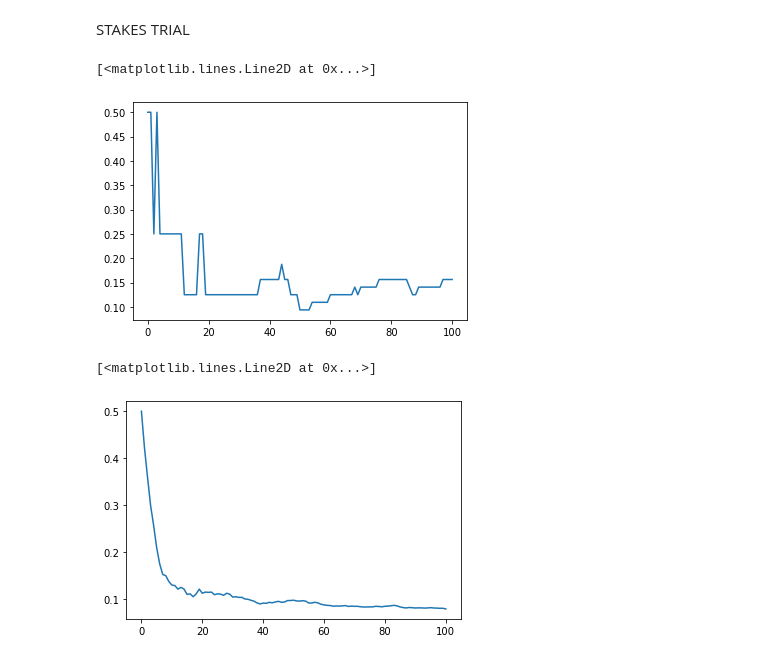
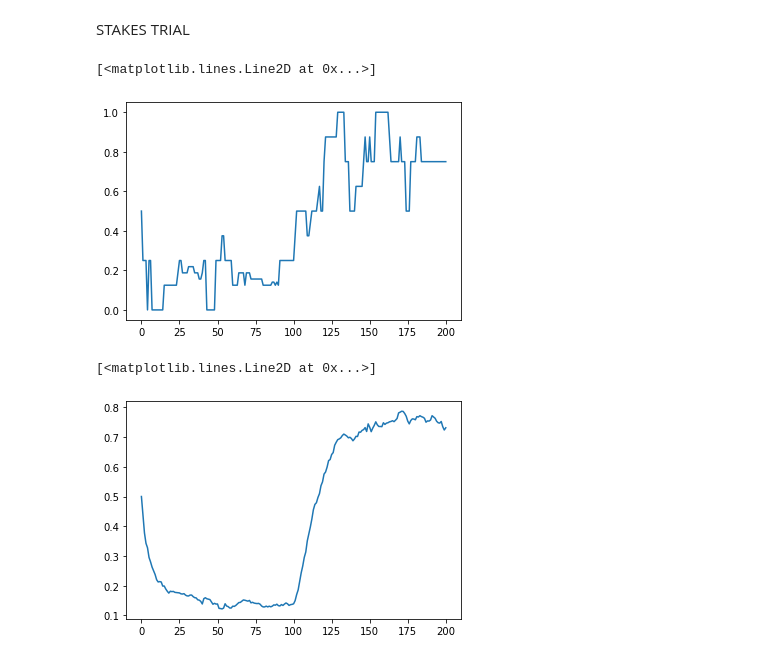
Before and after one commit to mrpogge/Urnings_project, a Jupyter notebook: main/urning_limits.ipynb, the cells around one changed output. Cells and saved outputs as stored; diff of their text form; code cells hidden in the pictures.

Commit message:
adaptive_and_paired_update_bugfix

```diff
--- a/main/urning_limits.ipynb
+++ b/main/urning_limits.ipynb
@@ -361,9 +371,9 @@ import main_urnings as mu
 n_player = 100
 n_items = 1000
 starting_score = 5
-player_urn_sizes = 16
+player_urn_sizes = 10
 item_urn_sizes = 100
-n_sim = 1000
+n_sim = 100
 
 #true scores for players and items
 item_true_values = np.random.uniform(0.1, 0.9, n_items)
@@ -372,7 +382,7 @@ item_true_values = np.random.uniform(0.1, 0.9, n_items)
 #creating players and items
 players = []
 for i in range(n_player):
-    player = mu.Player(user_id = "Student", score = starting_score, urn_size = player_urn_sizes, true_value = 0.6)
+    player = mu.Player(user_id = "normal", score = starting_score, urn_size = player_urn_sizes, true_value = 0.9)
     players.append(player)
 
 items = []
@@ -391,8 +401,13 @@ import matplotlib.pyplot as plt
 
 urnings_matrix = np.zeros((n_player, n_sim + 1))
 for pl in range(n_player):
-    row = players[pl].container
-    urnings_matrix[pl,:] = row
+    if players[pl].user_id == "normal":
+        row = players[pl].container
+        urnings_matrix[pl,:] = row
+    elif players[pl].user_id == "reversed":
+        row = players[pl].urn_size - players[pl].container
+        urnings_matrix[pl,:] = row
+
 
 col_means = np.mean(urnings_matrix, axis = 0) / player_urn_sizes
 col_var = np.std(urnings_matrix, axis = 0) / np.sqrt(n_player)
@@ -405,8 +420,7 @@ for i in range(len(col_means)):
     col_upper[i] = confint[1]
 
 
-x = np.linspace(0, 1001, 1001)
-
-plt.plot(x,col_means)
+plt.plot(col_means)
+plt.plot(np.repeat(0.9, len(col_means)))
 # %% [output]
 [<matplotlib.lines.Line2D at 0x...>]
@@ -419,40 +443,43 @@ import main_urnings as mu
 import matplotlib.pyplot as plt
 #np.random.seed(12312312)
 #game settings
-n_player = 100
+n_player = 10
 n_items = 1000
 starting_score = 2
 player_urn_sizes = 4
 item_urn_sizes = 100
 n_sim = 100
 
 #true scores for players and items
 item_true_values = np.random.uniform(0.1, 0.9, n_items)
 
 
 #creating players and items
 players = []
 for i in range(n_player):
     player = mu.Player(user_id = "Student", score = starting_score, urn_size = player_urn_sizes, true_value = 0.1)
     players.append(player)
 
 items = []
 for i in range(n_items):
     iname = "item" + str(i)
     starting_score = np.random.binomial(item_urn_sizes, item_true_values[i])
     item = mu.Player(user_id = iname, score = starting_score, urn_size = item_urn_sizes, true_value = item_true_values[i])
     items.append(item)
 
 
-adaptive_rule = mu.Game_Type(adaptivity="n_adaptive", alg_type="Urnings2", adaptive_urn=True, min_urn=4, max_urn=120, freq_change=10, window=10, bound = 4)
+adaptive_rule = mu.Game_Type(adaptivity="adaptive", alg_type="Urnings2", paired_update=True , adaptive_urn=True, min_urn=4, max_urn=120, freq_change=10, window=10, bound = 6)
 adaptive_sim = mu.Urnings(players = players, items = items, game_type=adaptive_rule)
+adaptive_sim.play(n_games=n_sim, test=True)
+for pl in players:
+    pl.true_value = 0.8
 adaptive_sim.play(n_games=n_sim, test=True)
 
 
 plt.plot(players[0].estimate_container)
 # %% [output]
 [<matplotlib.lines.Line2D at 0x...>]
-[figure, old version]
+[figure, new version]
 # %%
 import matplotlib.pyplot as plt
 import numpy as np
@@ -478,4 +505,4 @@ plt.plot(col_means)
 #plt.plot(col_means_constant)
 # %% [output]
 [<matplotlib.lines.Line2D at 0x...>]
-[figure, old version]
+[figure, new version]
```
Also changed, not shown: parts of 13 cells of this notebook, 9 other files.
